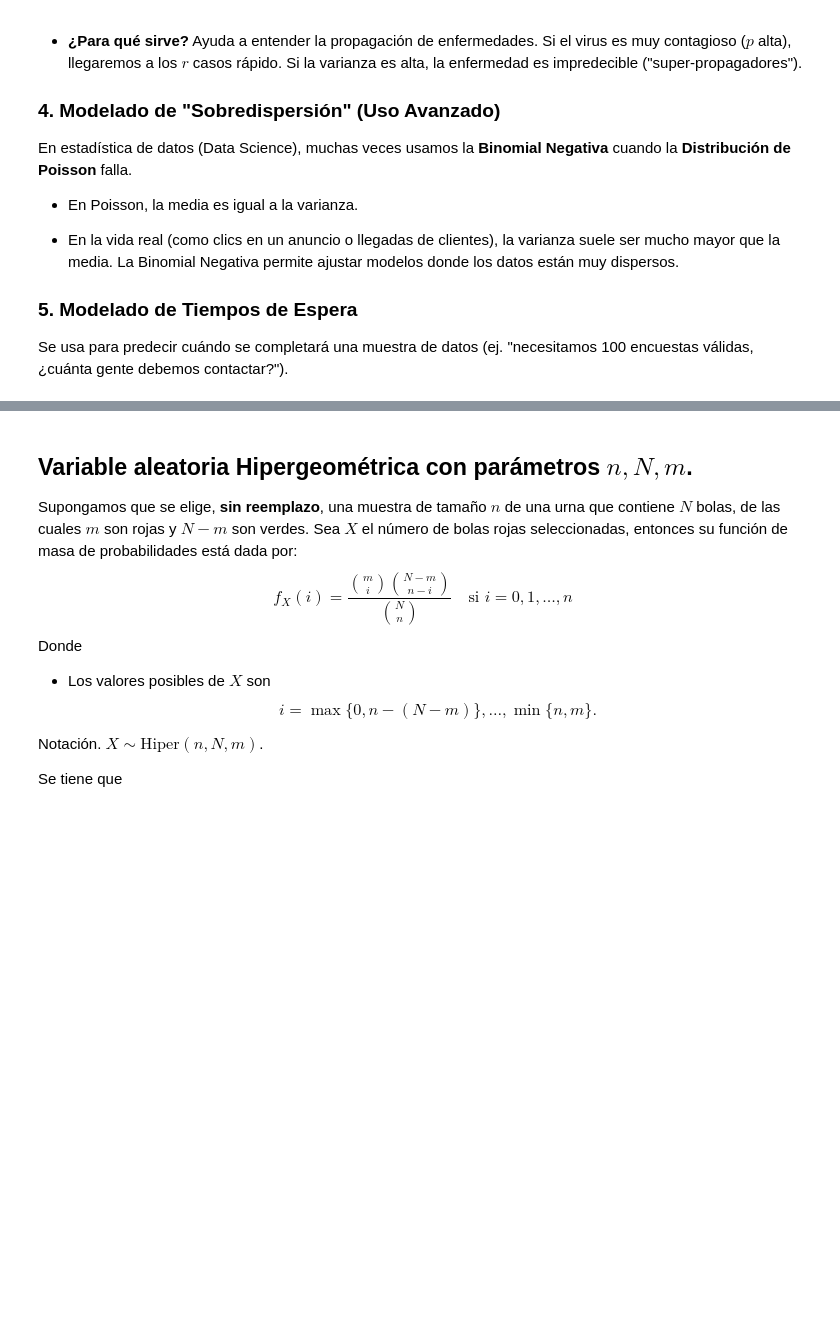
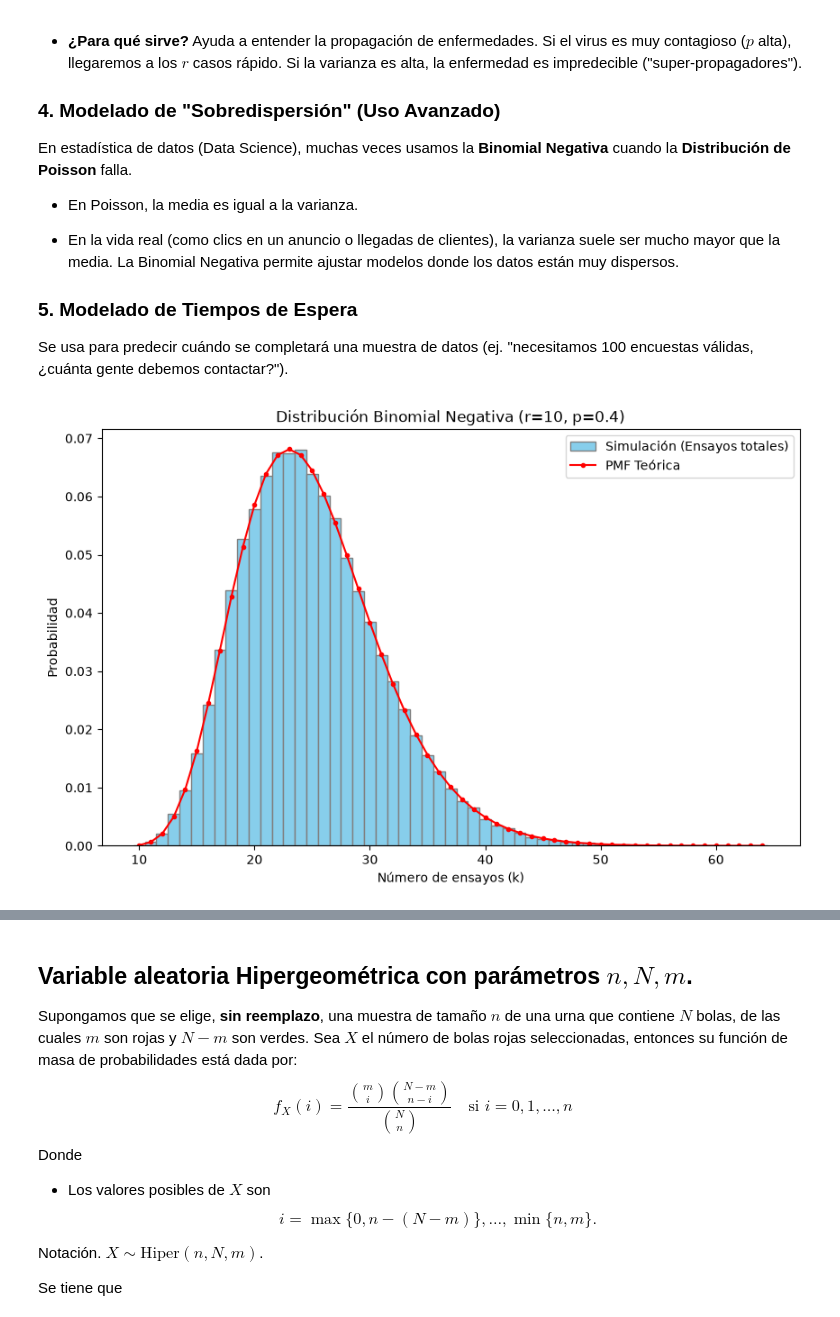
Before and after one commit to dianacondemp-1301/Modulo_ll_Mod_estadisticos, a Jupyter notebook: Variables_aleatorias.ipynb, the cells around one changed output, grey strips where cells are left out. Cells and saved outputs as stored; diff of their text form; code cells hidden in the pictures; blank space fills up the shorter version.

```diff
--- a/Variables_aleatorias.ipynb
+++ b/Variables_aleatorias.ipynb
@@ -937,3 +956,41 @@ En estadística de datos (Data Science), muchas veces usamos la **Binomial Negat
 ### 5. Modelado de Tiempos de Espera
 
 Se usa para predecir cuándo se completará una muestra de datos (ej. "necesitamos 100 encuestas válidas, ¿cuánta gente debemos contactar?").
+# %%
+
+
+r = 10
+p = 0.4
+s = 100000
+
+np.random.seed(3)
+
+# 1. Generamos los fracasos y SUMAMOS r para obtener ensayos totales
+nbinom_fracasos = sps.nbinom.rvs(r, p, size=s)
+nbinom_ensayos = nbinom_fracasos + r
+
+# 2. Creamos el histograma
+plt.figure(figsize=(10,6))
+plt.hist(
+    nbinom_ensayos,
+    density=True,
+    bins=np.arange(r, np.max(nbinom_ensayos) + 1) - 0.5, # Centramos las barras
+    color="skyblue",
+    edgecolor="grey",
+    label='Simulación (Ensayos totales)'
+)
+
+# 3. Superponemos la PMF teórica para validar
+x_teorico = np.arange(r, np.max(nbinom_ensayos))
+# Usamos x_teorico - r porque la PMF de scipy pide fracasos
+pmf_teorica = sps.nbinom.pmf(x_teorico - r, r, p)
+
+plt.plot(x_teorico, pmf_teorica, 'ro-', markersize=3, label='PMF Teórica')
+
+plt.xlabel('Número de ensayos (k)')
+plt.ylabel('Probabilidad')
+plt.title(f'Distribución Binomial Negativa (r={r}, p={p})')
+plt.legend()
+plt.show()
+# %% [output]
+[figure, added]
```
Also changed, not shown: parts of 12 cells of this notebook.
